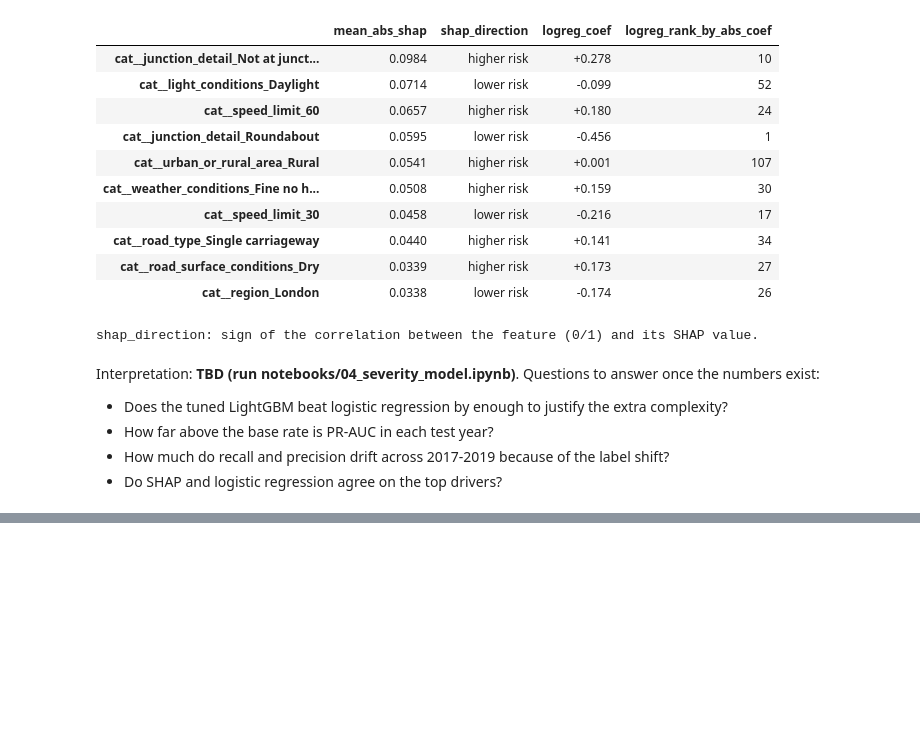
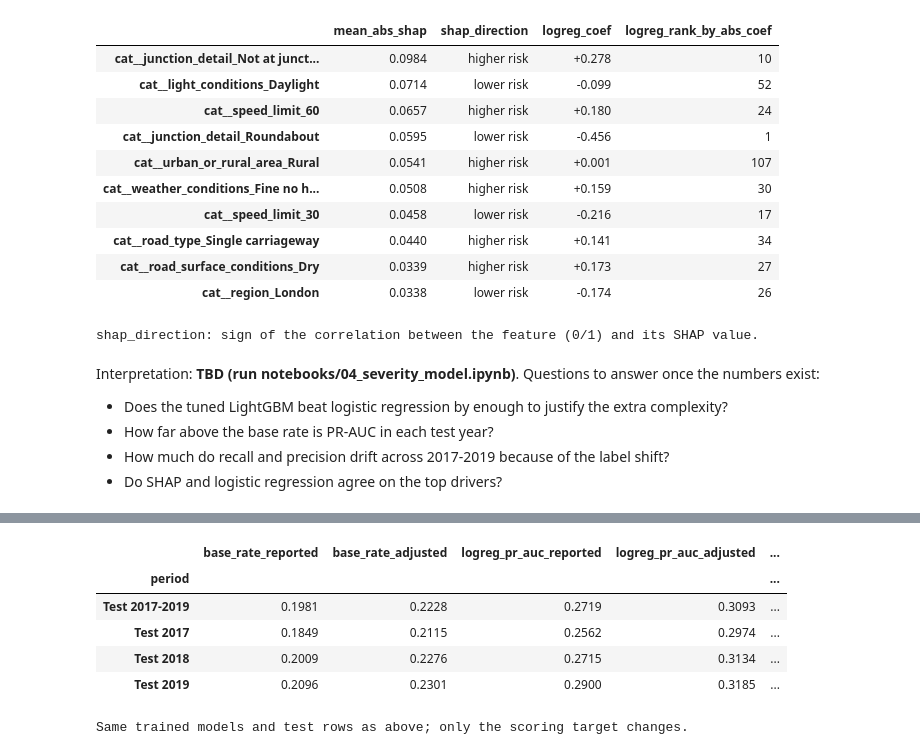
Before and after one commit to maryam843/uk-road-accident-analytics, a Jupyter notebook: notebooks/04_severity_model.ipynb, the cells around one changed output, grey strips where cells are left out. Drawn from its saved outputs; the diff is of its cells as text; code cells hidden in the pictures; blank space fills up the shorter version.

Commit message:
Add adjusted-severity robustness check to notebook 04 and rerun

```diff
--- a/notebooks/04_severity_model.ipynb
+++ b/notebooks/04_severity_model.ipynb
@@ -417,0 +434,38 @@ the numbers exist:
+# %%
+adj = pd.read_parquet(PROCESSED / config.COLLISIONS_PARQUET,
+                      columns=["collision_index", "collision_severity", "collision_adjusted_serious"])
+adj["collision_index"] = adj["collision_index"].astype(str)
+adj = adj.set_index("collision_index").loc[splits["test"]["collision_index"]]
+expected_ksi = np.where(adj["collision_severity"].to_numpy() == 1, 1.0,
+                        adj["collision_adjusted_serious"].to_numpy(dtype=float))
+assert len(expected_ksi) == len(y_test) and not np.isnan(expected_ksi).any()
+
+
+def weighted_pr_auc(p_ksi, proba):
+    """PR-AUC where each row is a KSI example with weight p and a slight one with weight 1 - p."""
+    y = np.r_[np.ones(len(proba)), np.zeros(len(proba))]
+    w = np.r_[p_ksi, 1 - p_ksi]
+    return average_precision_score(y, np.r_[proba, proba], sample_weight=w)
+
+
+robust_rows = []
+for period, mask in [("Test 2017-2019", np.ones(len(y_test), bool))] + [
+        (f"Test {yr}", year_test == yr) for yr in (2017, 2018, 2019)]:
+    row = {"period": period, "base_rate_reported": y_test[mask].mean(),
+           "base_rate_adjusted": expected_ksi[mask].mean()}
+    for name, short in [("Logistic regression (balanced)", "logreg"), ("LightGBM (tuned)", "lgbm")]:
+        p = probas["test"][name][mask]
+        row[f"{short}_pr_auc_reported"] = average_precision_score(y_test[mask], p)
+        row[f"{short}_pr_auc_adjusted"] = weighted_pr_auc(expected_ksi[mask], p)
+    robust_rows.append(row)
+robust = pd.DataFrame(robust_rows).set_index("period")
+display(robust.style.format("{:.4f}"))
+print("Same trained models and test rows as above; only the scoring target changes.")
+# %% [output]
+|  | base_rate_reported | base_rate_adjusted | logreg_pr_auc_reported | logreg_pr_auc_adjusted | ... |
+| period |  |  |  |  | ... |
+| Test 2017-2019 | 0.1981 | 0.2228 | 0.2719 | 0.3093 | ... |
+| Test 2017 | 0.1849 | 0.2115 | 0.2562 | 0.2974 | ... |
+| Test 2018 | 0.2009 | 0.2276 | 0.2715 | 0.3134 | ... |
+| Test 2019 | 0.2096 | 0.2301 | 0.2900 | 0.3185 | ... |
+Same trained models and test rows as above; only the scoring target changes.
```
Also changed, not shown: parts of 4 cells of this notebook, 1 other file.
